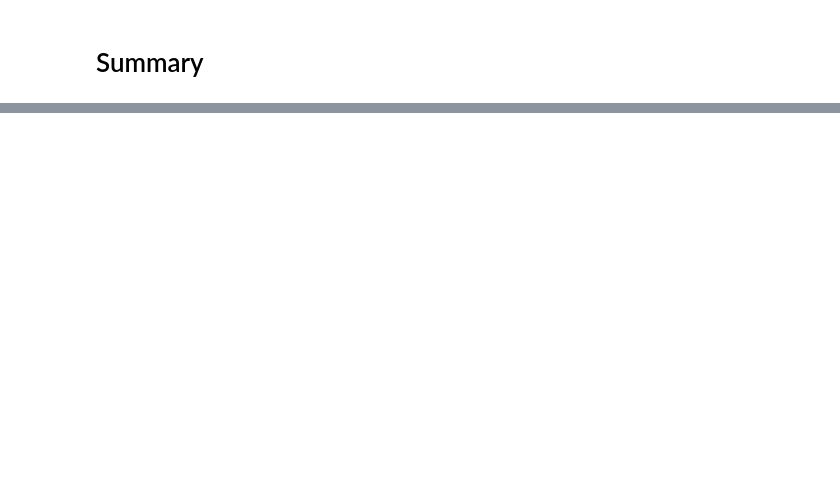
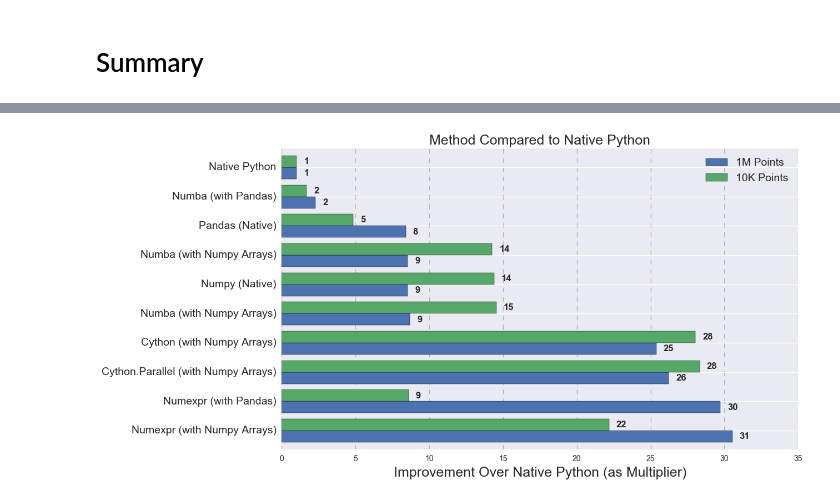
Before and after one commit to jimmycfa/python-timing-tests, a Jupyter notebook: geo_timing.ipynb, the cells around one changed output, grey strips where cells are left out. Saved outputs shown, nothing was run; the diff lists cells and outputs as text; code cells hidden in the pictures; blank space fills up the shorter version.

```diff
--- a/geo_timing.ipynb
+++ b/geo_timing.ipynb
@@ -511,19 +582,28 @@ plt.savefig('exec_time.png')
 # %%
-oneM_vs = pd.Series(oneM_df['Vs Native Python'],name='1M Points')
-tenK_vs = pd.Series(tenK_df['Vs Native Python'],name='10K Points')
-vs_df = pd.concat((oneM_vs, tenK_vs),axis=1)
+vs_df = pd.DataFrame()
+vs_df['1M Points'] = timing_results['Vs Native Python'].where(timing_results['Num of Points'] == 1000000) \
+                                                                        .dropna().reset_index(0,drop=True)
+vs_df['10K Points'] = timing_results['Vs Native Python'].where(timing_results['Num of Points'] == 10000) \
+                                                                        .dropna().reset_index(0,drop=True)
+
+
+del vs_df.index.name
 vs_df.sort_values('1M Points', inplace=True, ascending=False)
 ax_vs = vs_df.plot(kind='barh', width = .8, figsize=(12,7))
 ax_vs.set_title('Method Compared to Native Python', fontsize=18)
 ax_vs.set_xlabel('Improvement Over Native Python (as Multiplier)', fontsize=18)
+ax_vs.yaxis.get_label_text()
 ax_vs.xaxis.grid(True, linestyle='--', which='major', color='grey', alpha=.5)
 plt.legend(fontsize=14)
 rects = ax_vs.patches
 labels = vs_df.values.flatten('F')
 labels = np.rint(labels)
 ax_vs.tick_params(axis='y', labelsize=14)
 for rect, label in zip(rects, labels):
     width = rect.get_width()
-    ax_vs.text(width + 50, rect.get_y() + height/2, int(label),
+    height = rect.get_height()
+    ax_vs.text(width+0.5, rect.get_y() + height/2, int(label),
                fontsize=12, ha='left', va='center', weight='heavy')
 plt.savefig('method_compare.png')
+# %% [output]
+[figure, added]
```
Also changed, not shown: parts of 30 cells of this notebook.
